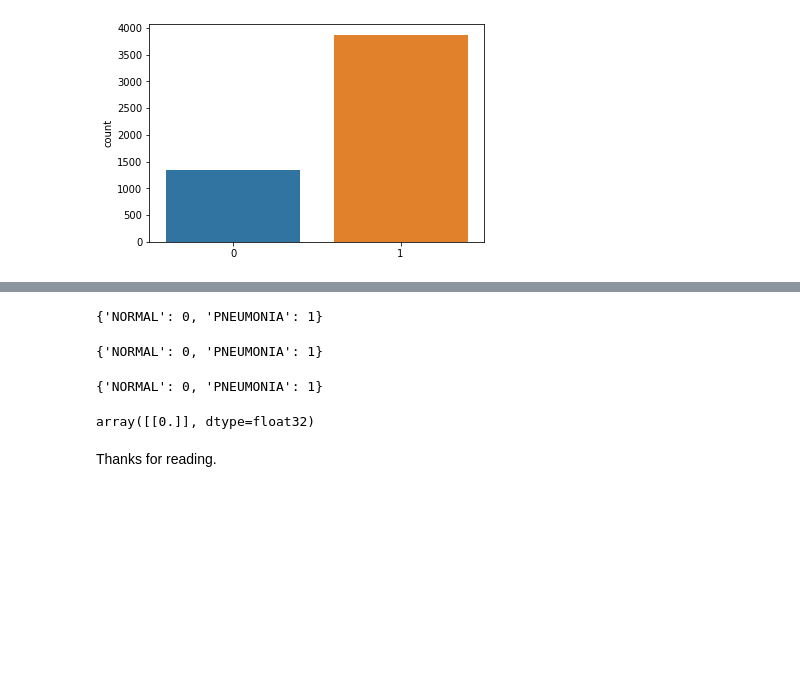
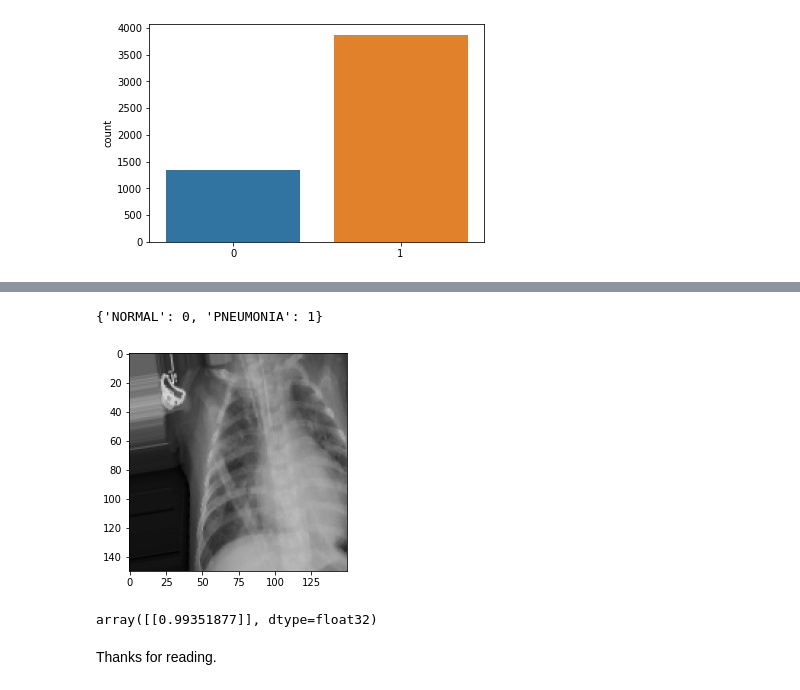
Before and after one commit to mcgmed/Machine-Learning-Projects, a Jupyter notebook: chest-x-ray-images-pneumonia.ipynb, the cells around one changed output, grey strips where cells are left out. Drawn from its saved outputs; the diff is of its cells as text; code cells hidden in the pictures; blank space fills up the shorter version.

```diff
--- a/chest-x-ray-images-pneumonia.ipynb
+++ b/chest-x-ray-images-pneumonia.ipynb
@@ -240,28 +272,17 @@ preds[preds > 0.5] = 1
-# %%
-train_generator.class_indices
-# %% [output]
-{'NORMAL': 0, 'PNEUMONIA': 1}
-# %%
-val_generator.class_indices
-# %% [output]
-{'NORMAL': 0, 'PNEUMONIA': 1}
 # %%
 test_generator.class_indices
 # %% [output]
 {'NORMAL': 0, 'PNEUMONIA': 1}
-# %%
-from keras.preprocessing import image
-
-img_dir_ = '/kaggle/input/chest-xray-pneumonia/chest_xray/chest_xray/test/NORMAL/NORMAL2-IM-0073-0001.jpeg'
-img_width, img_height = 150, 150
-
-img = image.load_img(img_dir_, target_size = (img_width, img_height))
-img = image.img_to_array(img)
-img = np.expand_dims(img, axis = 0)
-
-pred_ = model.predict(img)
-pred_
-# %% [output]
-array([[0.]], dtype=float32)
+# %%
+plt.imshow(train_generator[1][0][1]);
+# %% [output]
+[figure, added]
+# %%
+test = train_generator[1][0][1]
+test = np.expand_dims(test, axis = 0)
+pred_ = model.predict(test)
+pred_
+# %% [output]
+array([[0.99351877]], dtype=float32)
 # %% [markdown]
 Thanks for reading.
```
Also changed, not shown: parts of 18 cells of this notebook.
